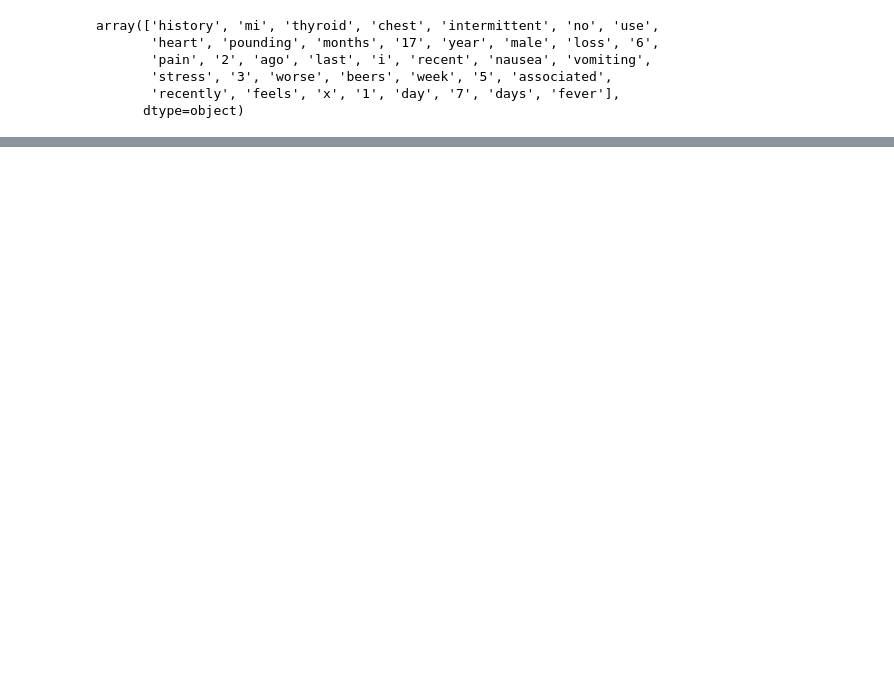
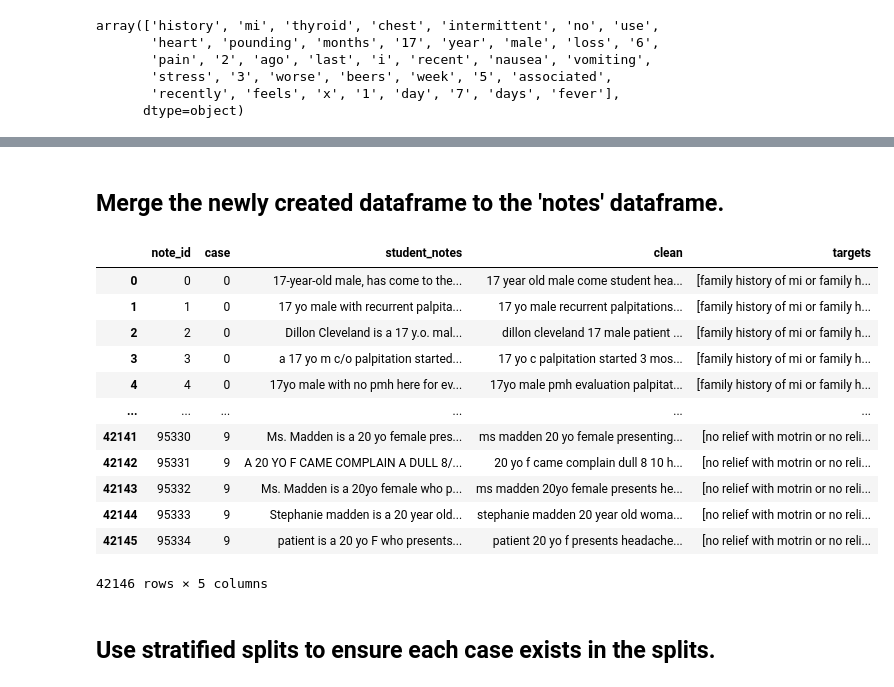
Before and after one commit to codeup-nlp-capstone/clinical_patient_notes, a Jupyter notebook: bts-explore.ipynb, the cells around one changed output, grey strips where cells are left out. Cells and saved outputs as stored; diff of their text form; code cells hidden in the pictures; blank space fills up the shorter version.

```diff
--- a/bts-explore.ipynb
+++ b/bts-explore.ipynb
@@ -717,0 +651,17 @@ notes.clean[0]
+# %%
+# Apply the 'basic_clean' function to the targets
+features['cleaned_targets'] = features.target.apply(basic_clean)
+# %%
+# Create a list of targets for each case
+case_0_targets = list(features[features.case == 0].cleaned_targets)
+case_1_targets = list(features[features.case == 1].cleaned_targets)
+case_2_targets = list(features[features.case == 2].cleaned_targets)
+case_3_targets = list(features[features.case == 3].cleaned_targets)
+case_4_targets = list(features[features.case == 4].cleaned_targets)
+case_5_targets = list(features[features.case == 5].cleaned_targets)
+case_6_targets = list(features[features.case == 6].cleaned_targets)
+case_7_targets = list(features[features.case == 7].cleaned_targets)
+case_8_targets = list(features[features.case == 8].cleaned_targets)
+case_9_targets = list(features[features.case == 9].cleaned_targets)
+# %%
+case_targets = pd.DataFrame({'case':[n for n in np.arange(10)], 'targets':[case_0_targets,case_1_targets,case_2_targets,case_3_targets,case_4_targets,case_5_targets,case_6_targets,case_7_targets,case_8_targets,case_9_targets]})
@@ -717,0 +682,22 @@ notes.clean[0]
+# %% [markdown]
+## Merge the newly created dataframe to the 'notes' dataframe.
+# %%
+df = notes.merge(case_targets, how='inner', on='case')
+# %%
+df
+# %% [output]
+|  | note_id | case | student_notes | clean | targets |
+| 0 | 0 | 0 | 17-year-old male, has come to the... | 17 year old male come student hea... | [family history of mi or family h... |
+| 1 | 1 | 0 | 17 yo male with recurrent palpita... | 17 yo male recurrent palpitations... | [family history of mi or family h... |
+| 2 | 2 | 0 | Dillon Cleveland is a 17 y.o. mal... | dillon cleveland 17 male patient ... | [family history of mi or family h... |
+| 3 | 3 | 0 | a 17 yo m c/o palpitation started... | 17 yo c palpitation started 3 mos... | [family history of mi or family h... |
+| 4 | 4 | 0 | 17yo male with no pmh here for ev... | 17yo male pmh evaluation palpitat... | [family history of mi or family h... |
+| ... | ... | ... | ... | ... | ... |
+| 42141 | 95330 | 9 | Ms. Madden is a 20 yo female pres... | ms madden 20 yo female presenting... | [no relief with motrin or no reli... |
+| 42142 | 95331 | 9 | A 20 YO F CAME COMPLAIN A DULL 8/... | 20 yo f came complain dull 8 10 h... | [no relief with motrin or no reli... |
+| 42143 | 95332 | 9 | Ms. Madden is a 20yo female who p... | ms madden 20yo female presents he... | [no relief with motrin or no reli... |
+| 42144 | 95333 | 9 | Stephanie madden is a 20 year old... | stephanie madden 20 year old woma... | [no relief with motrin or no reli... |
+| 42145 | 95334 | 9 | patient is a 20 yo F who presents... | patient 20 yo f presents headache... | [no relief with motrin or no reli... |
+42146 rows × 5 columns
+# %% [markdown]
+## Use stratified splits to ensure each case exists in the splits.
```
Also changed, not shown: parts of 56 cells of this notebook.
